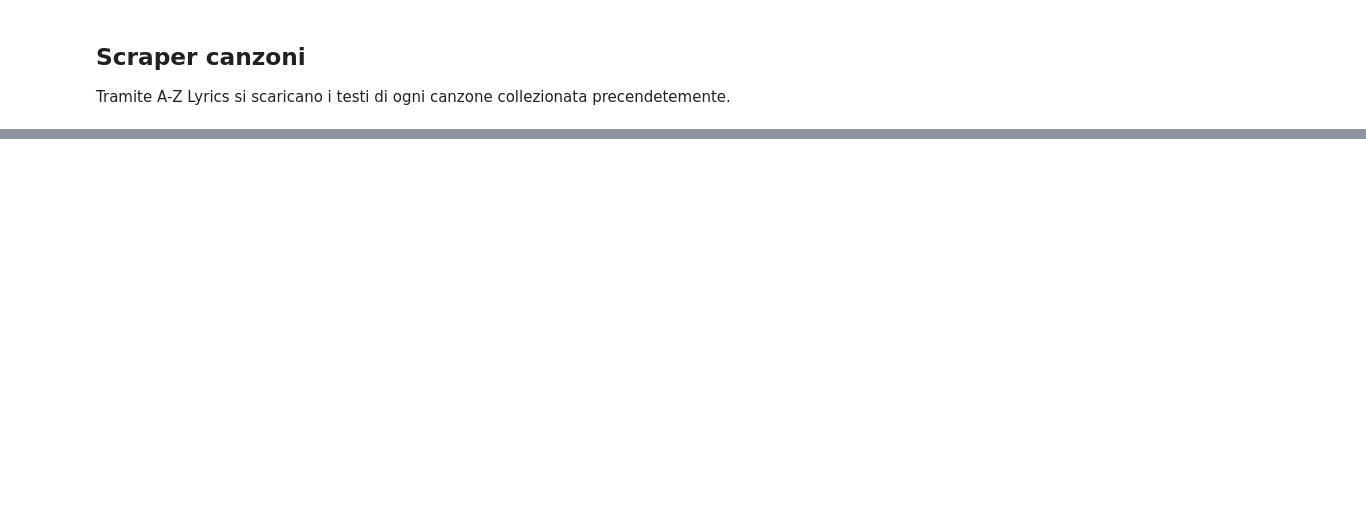
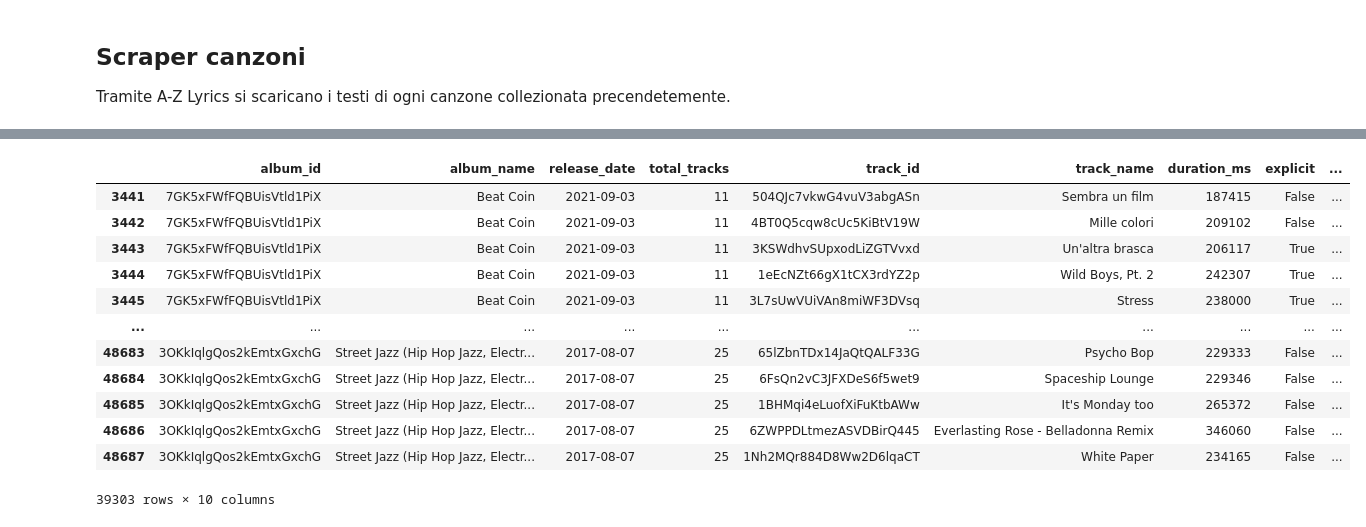
Before and after one commit to riccardolunardi/italian-music-ads, a Jupyter notebook: scraper/scraper.ipynb, the cells around one changed output, grey strips where cells are left out. Cells and saved outputs as stored; diff of their text form; code cells hidden in the pictures; blank space fills up the shorter version.

```diff
--- a/scraper/scraper.ipynb
+++ b/scraper/scraper.ipynb
@@ -221,33 +349,3 @@ with open('artists_albums_tracks.json', 'r') as json_file:
 # %% [markdown]
 ## Scraper canzoni
 Tramite A-Z Lyrics si scaricano i testi di ogni canzone collezionata precendetemente.
-# %%
-from azlyrics.azlyrics import lyrics
-from nltk.corpus import stopwords
-from nltk.tokenize import word_tokenize
-import re
-import copy
-
-def get_clean_lyrics(text):
-    text_tokens = word_tokenize(text)
-    tokens_without_sw = [word.lower() for word in text_tokens if not word in stopwords.words("italian")]
-    clean_tokens = [word for word in tokens_without_sw if re.findall(r"[^-!$%^&*()_+|~=`{}\[\]:\";'<>?,.\/]", word)]
-    return " ".join(sorted(set(clean_tokens), key=clean_tokens.index))
-
-
-artists_albums_tracks_lyrics = copy.deepcopy(artists_albums_tracks)
-
-for artist, artist_info in artists_albums_tracks.items():
-    for album, album_info in artist_info["albums"].items():
-        for track, track_info in album_info["tracks"].items():
-            if "Live" not in track_info["name"]:
-                track_name = track_info["name"].split("feat.")[0].lower().replace("(", "").replace(")", "").replace(" ", "").replace("-","")
-                track_name = "".join(re.findall(r"[a-z0-9]+", track_name))
-                print(track_name)
-                lyr = lyrics(artist_info["name"], track_name)
-                if isinstance(lyr, dict):
-                    print(lyr)
-                    continue
-
-                artists_albums_tracks_lyrics[artist]["albums"][album]["tracks"][track]["lyrics"] = get_clean_lyrics(lyr[0])
-                time.sleep(5)
@@ -280,0 +435,22 @@ artists_albums_tracks_lyrics
+# %%
+from IPython.core.interactiveshell import InteractiveShell
+InteractiveShell.ast_node_interactivity = "all"
+
+albums_no_dups[albums_no_dups.index > 3440]
+
+#for a in albums_no_dups[albums_no_dups.index > 1088].itertuples():
+#    albums_no_dups.at[a.Index, 'lyrics'] = []
+# %% [output]
+|  | album_id | album_name | release_date | total_tracks | track_id | track_name | duration_ms | explicit | ... |
+| 3441 | 7GK5xFWfFQBUisVtld1PiX | Beat Coin | 2021-09-03 | 11 | 504QJc7vkwG4vuV3abgASn | Sembra un film | 187415 | False | ... |
+| 3442 | 7GK5xFWfFQBUisVtld1PiX | Beat Coin | 2021-09-03 | 11 | 4BT0Q5cqw8cUc5KiBtV19W | Mille colori | 209102 | False | ... |
+| 3443 | 7GK5xFWfFQBUisVtld1PiX | Beat Coin | 2021-09-03 | 11 | 3KSWdhvSUpxodLiZGTVvxd | Un'altra brasca | 206117 | True | ... |
+| 3444 | 7GK5xFWfFQBUisVtld1PiX | Beat Coin | 2021-09-03 | 11 | 1eEcNZt66gX1tCX3rdYZ2p | Wild Boys, Pt. 2 | 242307 | True | ... |
+| 3445 | 7GK5xFWfFQBUisVtld1PiX | Beat Coin | 2021-09-03 | 11 | 3L7sUwVUiVAn8miWF3DVsq | Stress | 238000 | True | ... |
+| ... | ... | ... | ... | ... | ... | ... | ... | ... | ... |
+| 48683 | 3OKkIqlgQos2kEmtxGxchG | Street Jazz (Hip Hop Jazz, Electr... | 2017-08-07 | 25 | 65lZbnTDx14JaQtQALF33G | Psycho Bop | 229333 | False | ... |
+| 48684 | 3OKkIqlgQos2kEmtxGxchG | Street Jazz (Hip Hop Jazz, Electr... | 2017-08-07 | 25 | 6FsQn2vC3JFXDeS6f5wet9 | Spaceship Lounge | 229346 | False | ... |
+| 48685 | 3OKkIqlgQos2kEmtxGxchG | Street Jazz (Hip Hop Jazz, Electr... | 2017-08-07 | 25 | 1BHMqi4eLuofXiFuKtbAWw | It's Monday too | 265372 | False | ... |
+| 48686 | 3OKkIqlgQos2kEmtxGxchG | Street Jazz (Hip Hop Jazz, Electr... | 2017-08-07 | 25 | 6ZWPPDLtmezASVDBirQ445 | Everlasting Rose - Belladonna Remix | 346060 | False | ... |
+| 48687 | 3OKkIqlgQos2kEmtxGxchG | Street Jazz (Hip Hop Jazz, Electr... | 2017-08-07 | 25 | 1Nh2MQr884D8Ww2D6lqaCT | White Paper | 234165 | False | ... |
+39303 rows × 10 columns
```
Also changed, not shown: parts of 15 cells of this notebook.
